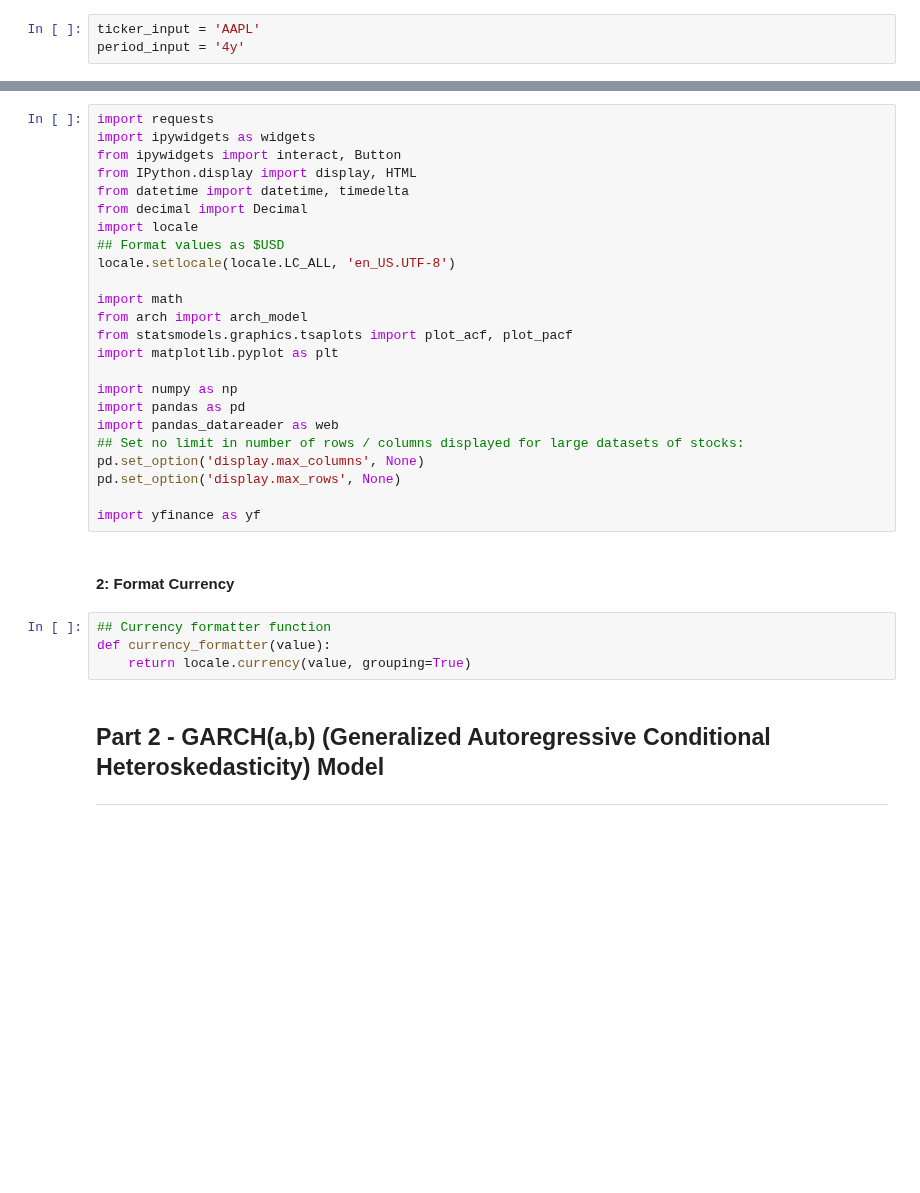
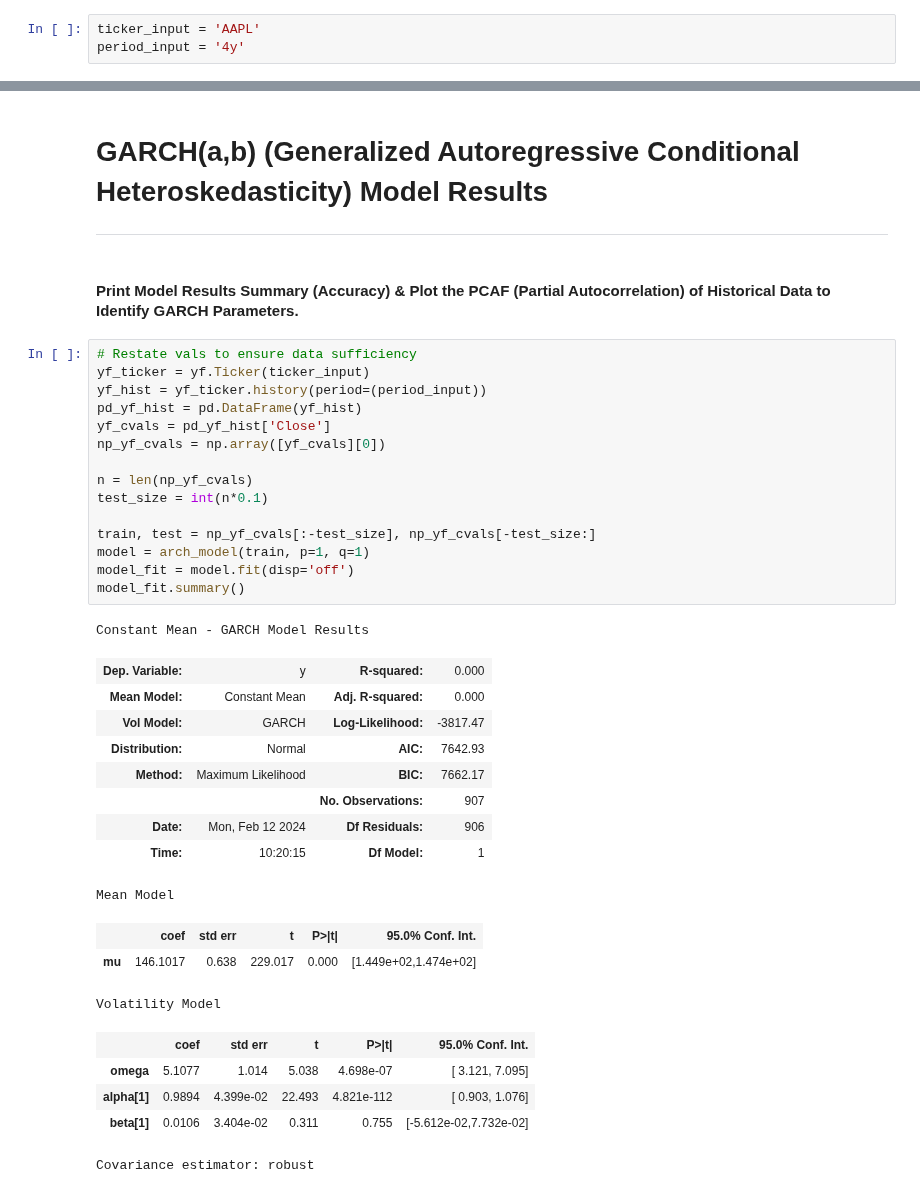
Before and after one commit to reidnclark/Multipurpose-Financial-Data-Processor-Feb-2024, a Jupyter notebook: newfinal.ipynb, the cells around one changed output, grey strips where cells are left out. Drawn from its saved outputs; the diff is of its cells as text; blank space fills up the shorter version.

```diff
--- a/newfinal.ipynb
+++ b/newfinal.ipynb
@@ -427,34 +409,40 @@ Covariance estimator: robust
-# %%
-import requests
-import ipywidgets as widgets
-from ipywidgets import interact, Button
-from IPython.display import display, HTML
-from datetime import datetime, timedelta
-from decimal import Decimal
-import locale
-## Format values as $USD
-locale.setlocale(locale.LC_ALL, 'en_US.UTF-8')
-
-import math
-from arch import arch_model
-from statsmodels.graphics.tsaplots import plot_acf, plot_pacf
-import matplotlib.pyplot as plt
-
-import numpy as np
-import pandas as pd
-import pandas_datareader as web
-## Set no limit in number of rows / columns displayed for large datasets of stocks:
-pd.set_option('display.max_columns', None)
-pd.set_option('display.max_rows', None)
-
-import yfinance as yf
-# %% [markdown]
-#### 2: Format Currency
-# %%
-## Currency formatter function
-def currency_formatter(value):
-    return locale.currency(value, grouping=True)
 # %% [markdown]
-## Part 2 - GARCH(a,b) (Generalized Autoregressive Conditional Heteroskedasticity) Model
+# GARCH(a,b) (Generalized Autoregressive Conditional Heteroskedasticity) Model Results
 ---
+# %% [markdown]
+#### Print Model Results Summary (Accuracy) & Plot the PCAF (Partial Autocorrelation) of Historical Data to Identify GARCH Parameters.
+# %%
+# Restate vals to ensure data sufficiency
+yf_ticker = yf.Ticker(ticker_input)
+yf_hist = yf_ticker.history(period=(period_input))
+pd_yf_hist = pd.DataFrame(yf_hist)
+yf_cvals = pd_yf_hist['Close']
+np_yf_cvals = np.array([yf_cvals][0])
+
+n = len(np_yf_cvals)
+test_size = int(n*0.1)
+
+train, test = np_yf_cvals[:-test_size], np_yf_cvals[-test_size:]
+model = arch_model(train, p=1, q=1)
+model_fit = model.fit(disp='off')
+model_fit.summary()
+# %% [output]
+Constant Mean - GARCH Model Results
+| Dep. Variable: | y | R-squared: | 0.000 |
+| Mean Model: | Constant Mean | Adj. R-squared: | 0.000 |
+| Vol Model: | GARCH | Log-Likelihood: | -3817.47 |
+| Distribution: | Normal | AIC: | 7642.93 |
+| Method: | Maximum Likelihood | BIC: | 7662.17 |
+|  |  | No. Observations: | 907 |
+| Date: | Mon, Feb 12 2024 | Df Residuals: | 906 |
+| Time: | 10:20:15 | Df Model: | 1 |
+Mean Model
+|  | coef | std err | t | P>|t| | 95.0% Conf. Int. |
+| mu | 146.1017 | 0.638 | 229.017 | 0.000 | [1.449e+02,1.474e+02] |
+Volatility Model
+|  | coef | std err | t | P>|t| | 95.0% Conf. Int. |
+| omega | 5.1077 | 1.014 | 5.038 | 4.698e-07 | [ 3.121, 7.095] |
+| alpha[1] | 0.9894 | 4.399e-02 | 22.493 | 4.821e-112 | [ 0.903, 1.076] |
+| beta[1] | 0.0106 | 3.404e-02 | 0.311 | 0.755 | [-5.612e-02,7.732e-02] |
+Covariance estimator: robust
 # %% [markdown]
```
Also changed, not shown: parts of 11 cells of this notebook.
